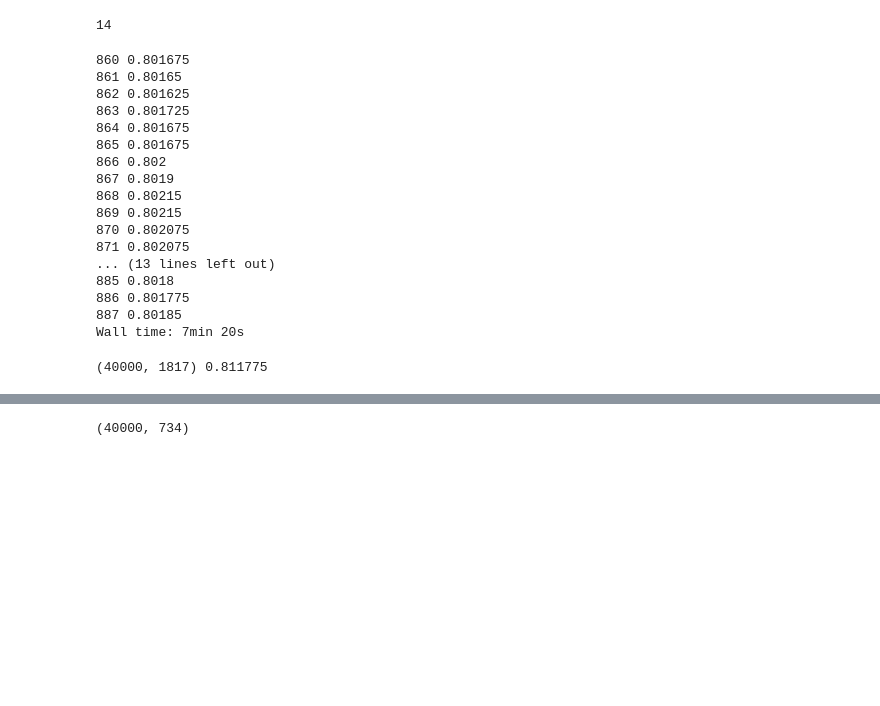
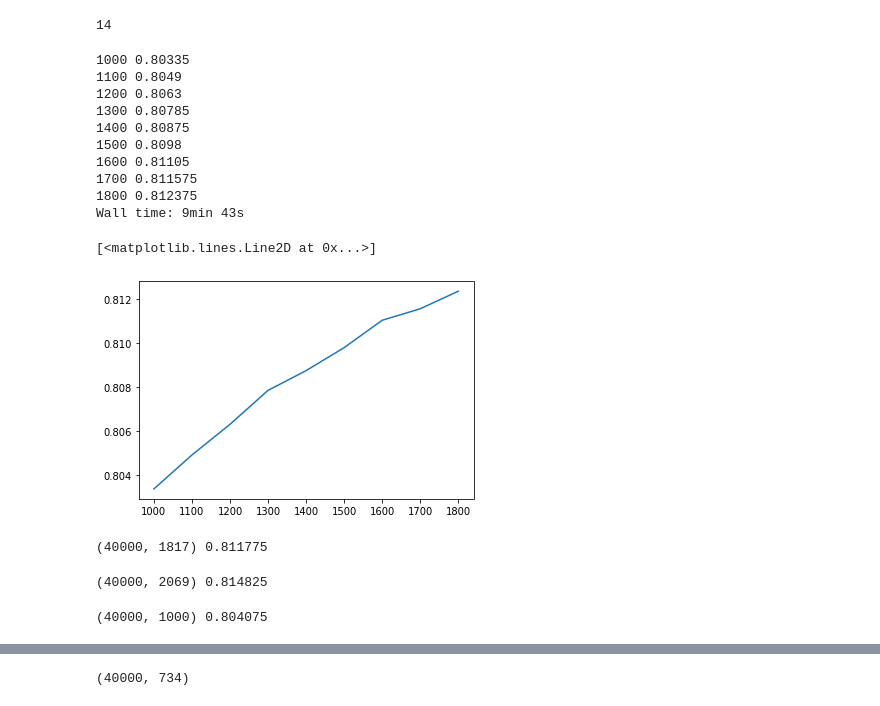
Before and after one commit to Machine-Learning-Project-Group/How-long-will-it-take-to-cook-this-, a Jupyter notebook: XDD.ipynb, the cells around one changed output, grey strips where cells are left out. Saved outputs shown, nothing was run; the diff lists cells and outputs as text; code cells hidden in the pictures; blank space fills up the shorter version.

```diff
--- a/XDD.ipynb
+++ b/XDD.ipynb
@@ -198,3 +219,8 @@ Wall time: 2min 48s
 plt.plot(range(500, 801, 25), lst)
 # %% [output]
 NameError: name 'lst' is not defined
+# %%
+MNB = MultinomialNB()
+MNB.fit(X, y)
+MNB_predicted = MNB.predict(test)
+MNB.score(X,y)
@@ -222,32 +250,30 @@ len(range(600, 889, 22))
 # %%
 %%time
 score = []
-for k in range(860, 888, 1):
+for k in range(1000, 1900, 100):
     mi = SelectKBest(mutual_info_classif, k = k)
-    mi.fit(X_vt,y)
-    X_vt_mi = mi.transform(X_vt)
-    rc.fit(X_vt_mi, y)
-    acc = rc.score(X_vt_mi,y)
+    mi.fit(X_f,y)
+    X_f_mi = mi.transform(X_f)
+    rc.fit(X_f_mi, y)
+    acc = rc.score(X_f_mi,y)
     print(k, acc)
     score.append(acc.mean())
 # %% [output]
-860 0.801675
-861 0.80165
-862 0.801625
-863 0.801725
-864 0.801675
-865 0.801675
-866 0.802
-867 0.8019
-868 0.80215
-869 0.80215
-870 0.802075
-871 0.802075
-... (13 lines left out)
-885 0.8018
-886 0.801775
-887 0.80185
-Wall time: 7min 20s
+1000 0.80335
+1100 0.8049
+1200 0.8063
+1300 0.80785
+1400 0.80875
+1500 0.8098
+1600 0.81105
+1700 0.811575
+1800 0.812375
+Wall time: 9min 43s
+# %%
+plt.plot(range(1000, 1900, 100), score)
+# %% [output]
+[<matplotlib.lines.Line2D at 0x...>]
+[figure, added]
 # %%
 f.fit(X_vt, y)
 X_vt_f = f.transform(X_vt)
@@ -262,3 +288,12 @@ rc_f = rc.score(X_f, y)
 print(X_f.shape, rc_f)
 # %% [output]
 (40000, 1817) 0.811775
+# %%
+x2.fit(X, y)
+X_x2 = x2.transform(X)
+test_x2 = x2.transform(test)
+rc.fit(X_x2, y)
+rc_x2 = rc.score(X_x2, y)
+print(X_x2.shape, rc_x2)
+# %% [output]
+(40000, 2069) 0.814825
@@ -264,0 +304,6 @@ print(X_f.shape, rc_f)
+# %%
+rc.fit(X_mi, y)
+rc_mi = rc.score(X_mi, y)
+print(X_mi.shape, rc_mi)
+# %% [output]
+(40000, 1000) 0.804075
```
Also changed, not shown: parts of 41 cells of this notebook, 1 other file.
